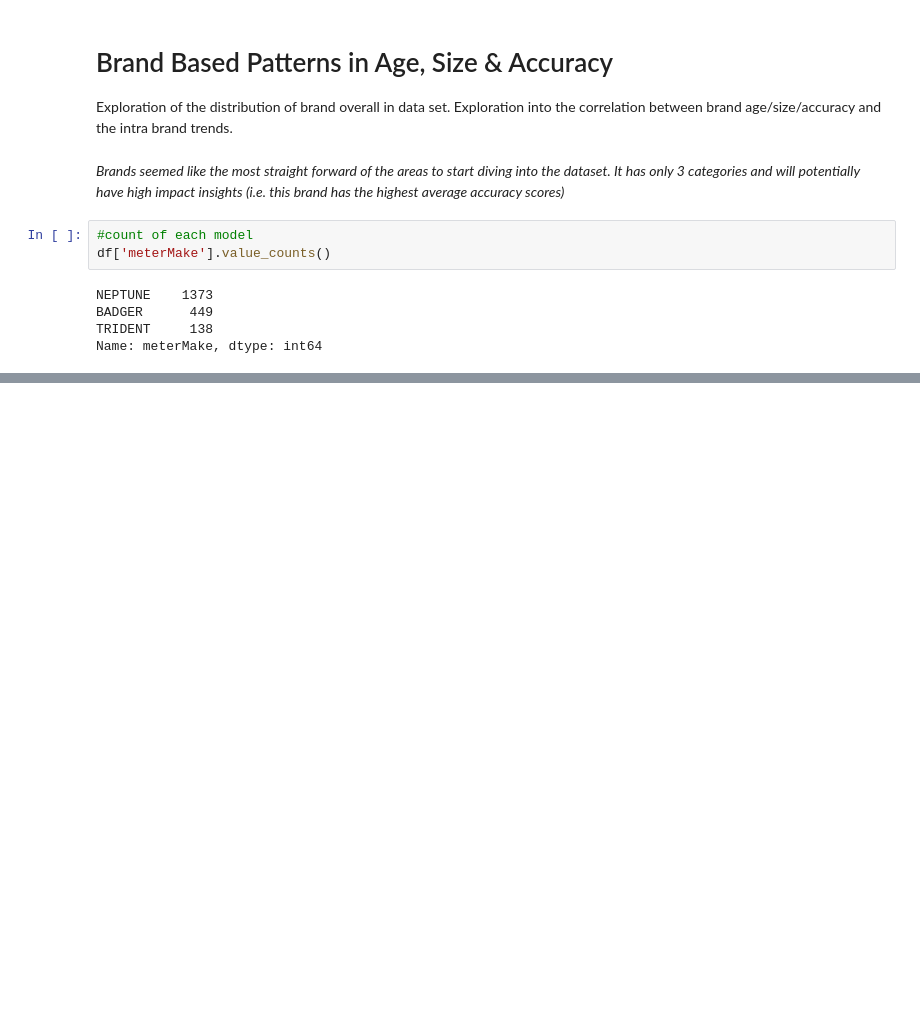
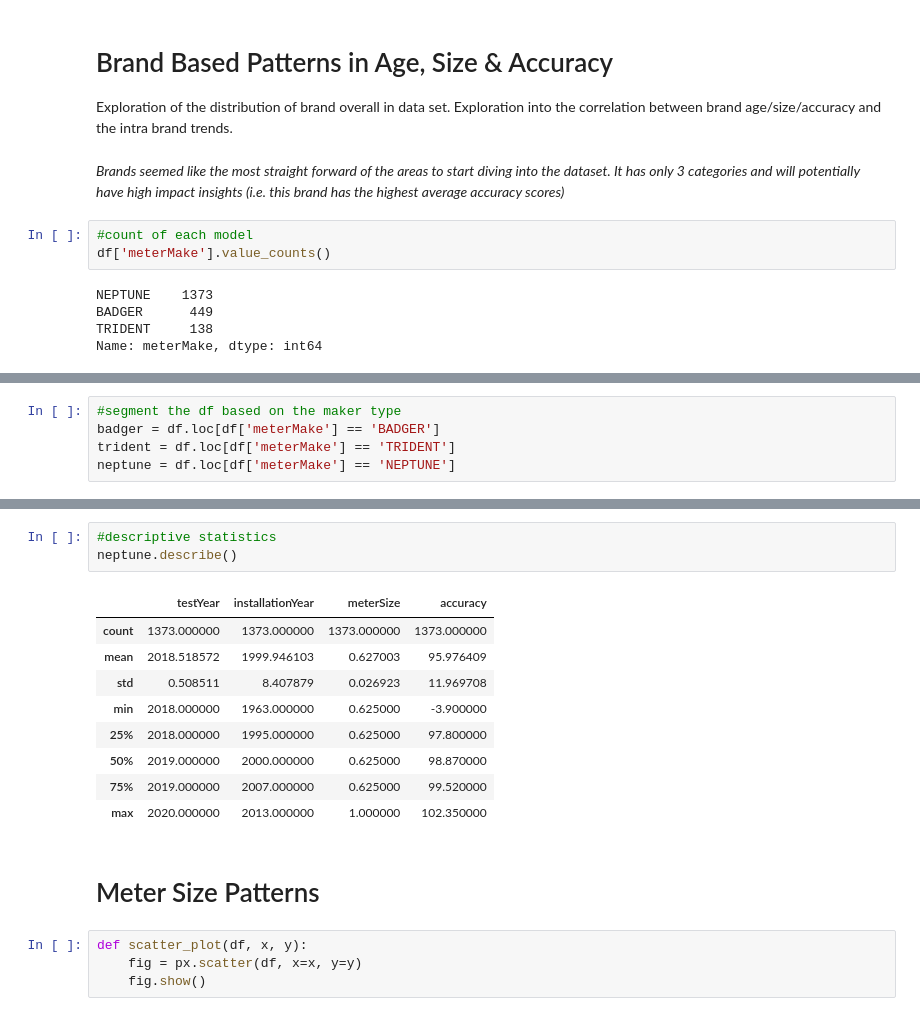
Before and after one commit to kristen770/Waterpump-Quality-Analysis, a Jupyter notebook: WSO_Water_Meter_Dataset_Initial_Analysis.ipynb, the cells around one changed output, grey strips where cells are left out. Drawn from its saved outputs; the diff is of its cells as text; blank space fills up the shorter version.

```diff
--- a/WSO_Water_Meter_Dataset_Initial_Analysis.ipynb
+++ b/WSO_Water_Meter_Dataset_Initial_Analysis.ipynb
@@ -232,0 +249,5 @@ fig.show()
+# %%
+#segment the df based on the maker type
+badger = df.loc[df['meterMake'] == 'BADGER']
+trident = df.loc[df['meterMake'] == 'TRIDENT']
+neptune = df.loc[df['meterMake'] == 'NEPTUNE']
@@ -232,0 +266,19 @@ fig.show()
+# %%
+#descriptive statistics
+neptune.describe()
+# %% [output]
+|  | testYear | installationYear | meterSize | accuracy |
+| count | 1373.000000 | 1373.000000 | 1373.000000 | 1373.000000 |
+| mean | 2018.518572 | 1999.946103 | 0.627003 | 95.976409 |
+| std | 0.508511 | 8.407879 | 0.026923 | 11.969708 |
+| min | 2018.000000 | 1963.000000 | 0.625000 | -3.900000 |
+| 25% | 2018.000000 | 1995.000000 | 0.625000 | 97.800000 |
+| 50% | 2019.000000 | 2000.000000 | 0.625000 | 98.870000 |
+| 75% | 2019.000000 | 2007.000000 | 0.625000 | 99.520000 |
+| max | 2020.000000 | 2013.000000 | 1.000000 | 102.350000 |
+# %% [markdown]
+# Meter Size Patterns
+# %%
+def scatter_plot(df, x, y):
+    fig = px.scatter(df, x=x, y=y)
+    fig.show()
```
Also changed, not shown: parts of 14 cells of this notebook.
